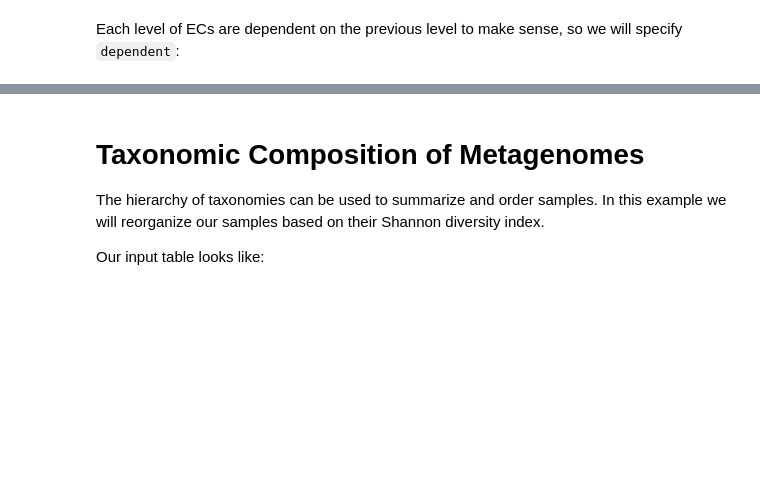
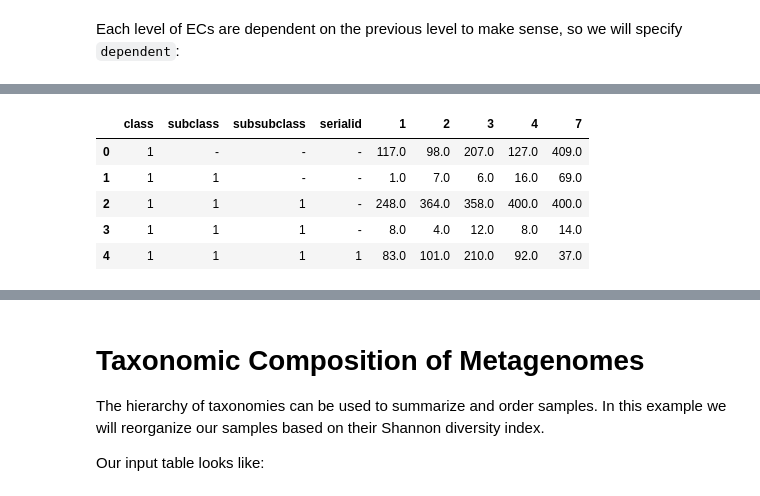
Before and after one commit to brwnj/relatively, a Jupyter notebook: notebooks/example.ipynb, the cells around one changed output, grey strips where cells are left out. Drawn from its saved outputs; the diff is of its cells as text; code cells hidden in the pictures; blank space fills up the shorter version.

```diff
--- a/notebooks/example.ipynb
+++ b/notebooks/example.ipynb
@@ -34 +35,13 @@ This is the format of your plot grid:
 [interactive output not drawn]
+# %%
+# Should also work when samples are numbers...
+# sample5 -> 7 is intentional to show no space when plotly generates the plot
+df.rename(columns={"sample1":1, "sample2":2, "sample3":3, "sample4":4, "sample5":7}, inplace=True)
+df.head()
+# %% [output]
+|  | class | subclass | subsubclass | serialid | 1 | 2 | 3 | 4 | 7 |
+| 0 | 1 | - | - | - | 117.0 | 98.0 | 207.0 | 127.0 | 409.0 |
+| 1 | 1 | 1 | - | - | 1.0 | 7.0 | 6.0 | 16.0 | 69.0 |
+| 2 | 1 | 1 | 1 | - | 248.0 | 364.0 | 358.0 | 400.0 | 400.0 |
+| 3 | 1 | 1 | 1 | - | 8.0 | 4.0 | 12.0 | 8.0 | 14.0 |
+| 4 | 1 | 1 | 1 | 1 | 83.0 | 101.0 | 210.0 | 92.0 | 37.0 |
```
Also changed, not shown: parts of 7 cells of this notebook.
